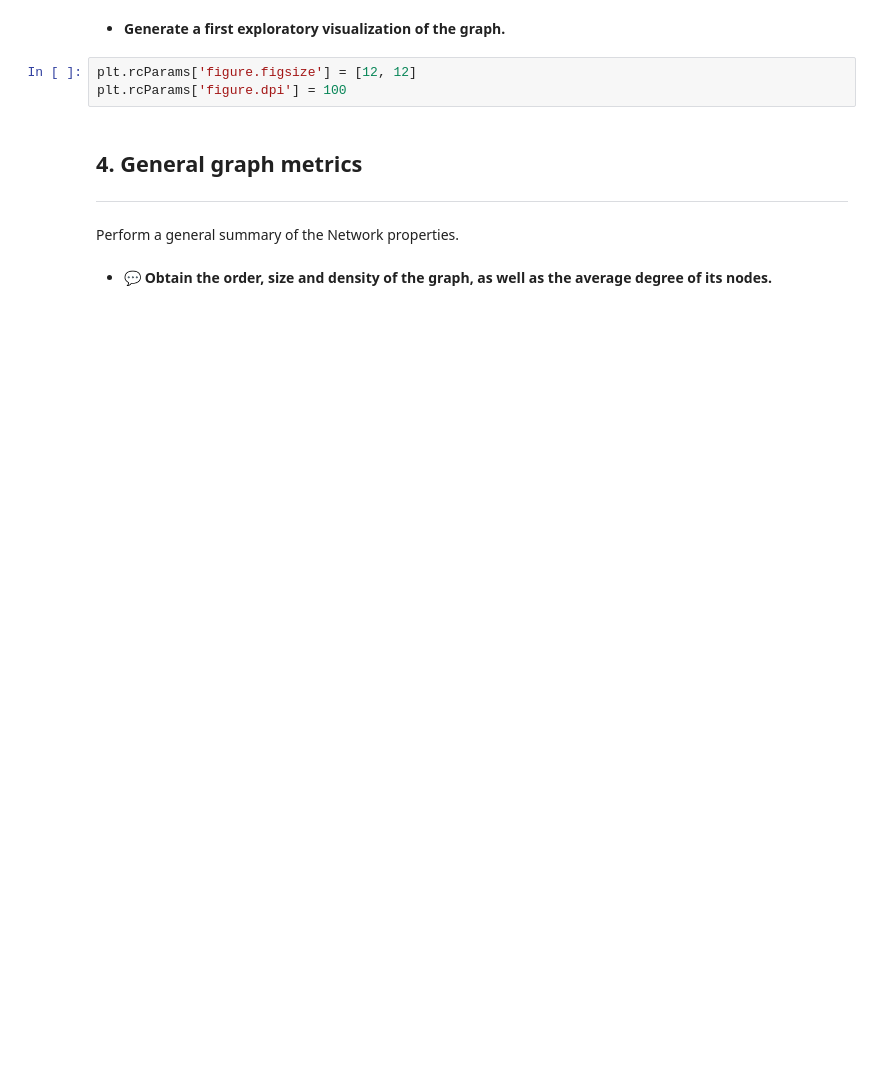
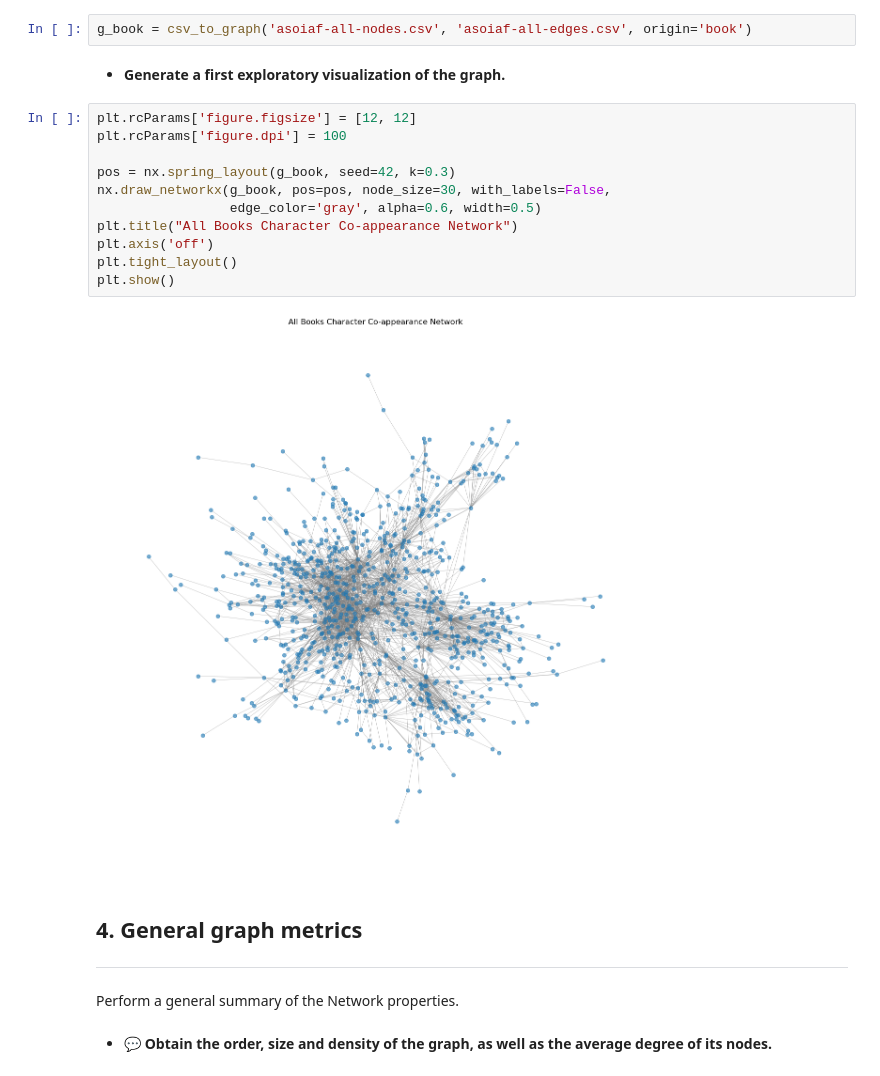
Before and after one commit to david06redrejo-bot/seminar1-G-Na, a Jupyter notebook: [AGX]_Seminar_1_2025_2026.ipynb, the cells around one changed output. Drawn from its saved outputs; the diff is of its cells as text; blank space fills up the shorter version.

```diff
--- a/[AGX]_Seminar_1_2025_2026.ipynb
+++ b/[AGX]_Seminar_1_2025_2026.ipynb
@@ -138,8 +155,20 @@ g_book = csv_to_graph('', '', origin='')
+# %%
+g_book = csv_to_graph('asoiaf-all-nodes.csv', 'asoiaf-all-edges.csv', origin='book')
 # %% [markdown]
 * **Generate a first exploratory visualization of the graph.**
-# %%
-plt.rcParams['figure.figsize'] = [12, 12]
-plt.rcParams['figure.dpi'] = 100
+# %%
+plt.rcParams['figure.figsize'] = [12, 12]
+plt.rcParams['figure.dpi'] = 100
+
+pos = nx.spring_layout(g_book, seed=42, k=0.3)
+nx.draw_networkx(g_book, pos=pos, node_size=30, with_labels=False,
+                 edge_color='gray', alpha=0.6, width=0.5)
+plt.title("All Books Character Co-appearance Network")
+plt.axis('off')
+plt.tight_layout()
+plt.show()
+# %% [output]
+[figure, added]
 # %% [markdown]
 ## 4. General graph metrics
 ---
```
Also changed, not shown: parts of 45 cells of this notebook, 1 other file.
